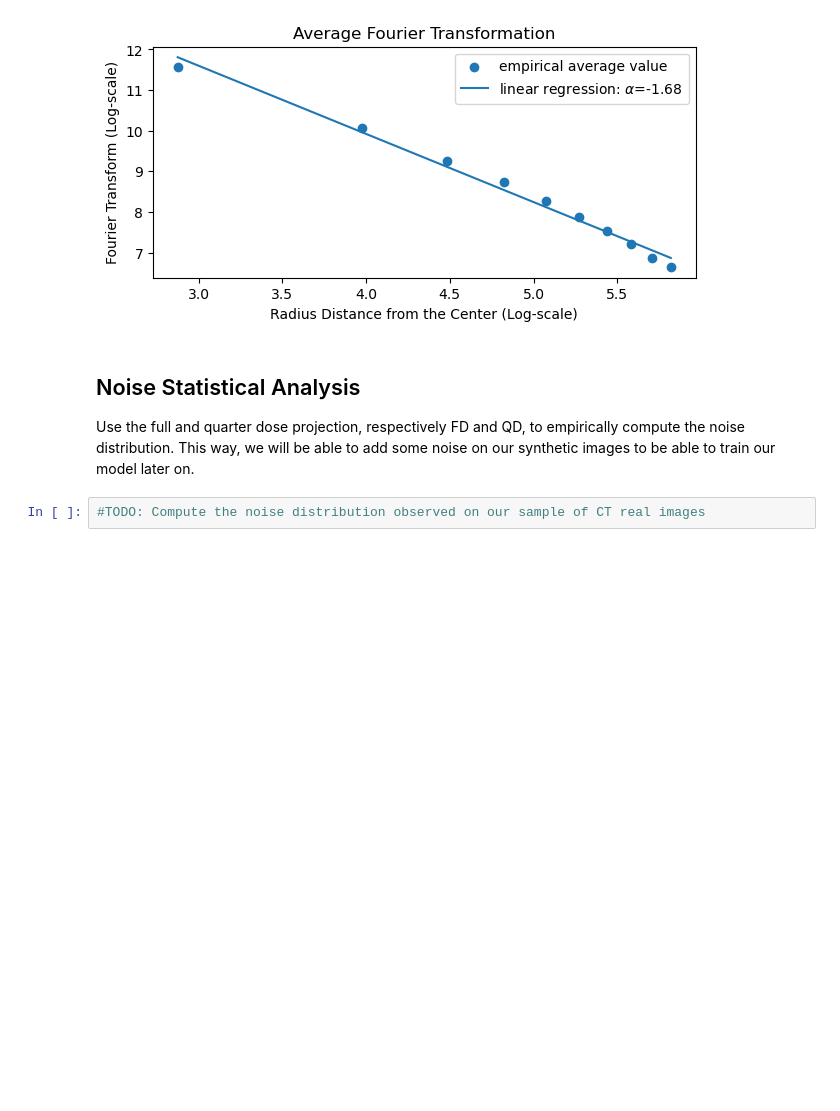
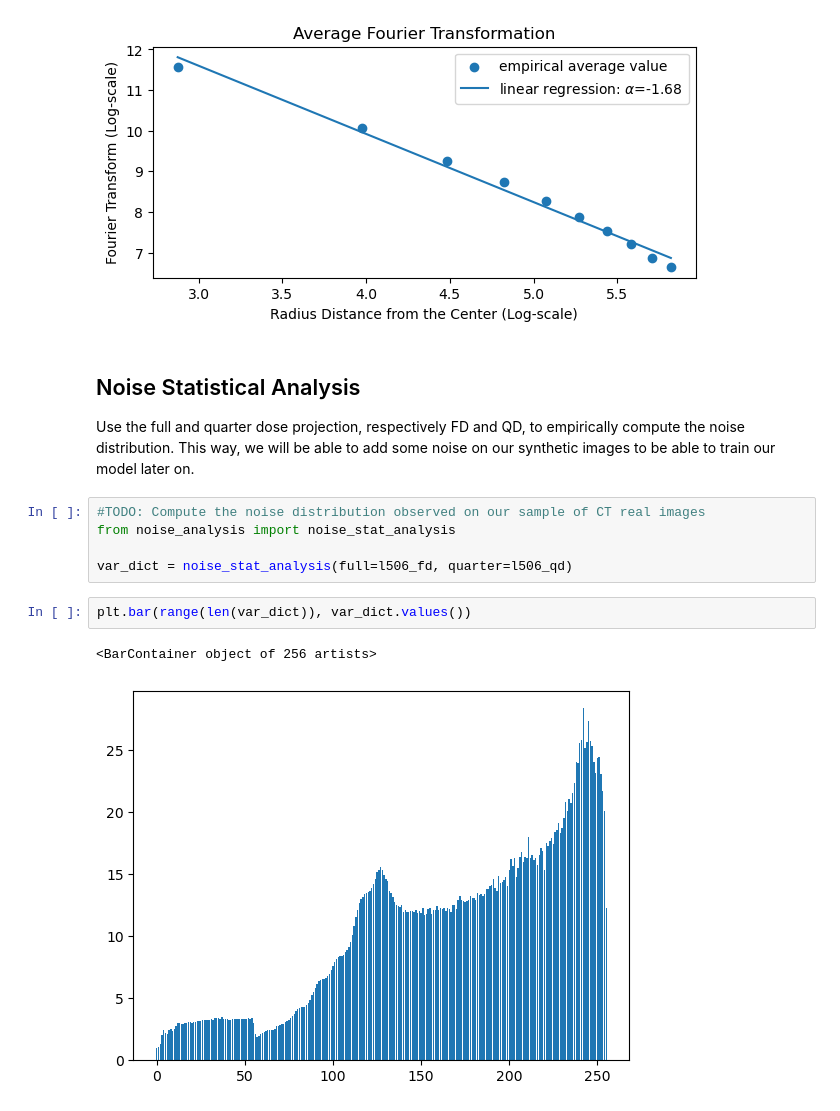
Before and after one commit to paulo-03/research_project_master, a Jupyter notebook: local_files/synthetic_images.ipynb, the cells around one changed output. Drawn from its saved outputs; the diff is of its cells as text; blank space fills up the shorter version.

Commit message:
adding statistical noise analysis by pixel intensity (without masking function)

```diff
--- a/local_files/synthetic_images.ipynb
+++ b/local_files/synthetic_images.ipynb
@@ -268,3 +268,11 @@ dl_alpha = dead_leaves.fourier_transform_analysis(plot=True)
 Use the full and quarter dose projection, respectively FD and QD, to empirically compute the noise distribution. This way, we will be able to add some noise on our synthetic images to be able to train our model later on.
 # %%
 #TODO: Compute the noise distribution observed on our sample of CT real images
+from noise_analysis import noise_stat_analysis
+
+var_dict = noise_stat_analysis(full=l506_fd, quarter=l506_qd)
+# %%
+plt.bar(range(len(var_dict)), var_dict.values())
+# %% [output]
+<BarContainer object of 256 artists>
+[figure, added]
```
Also changed, not shown: 1 other file.
